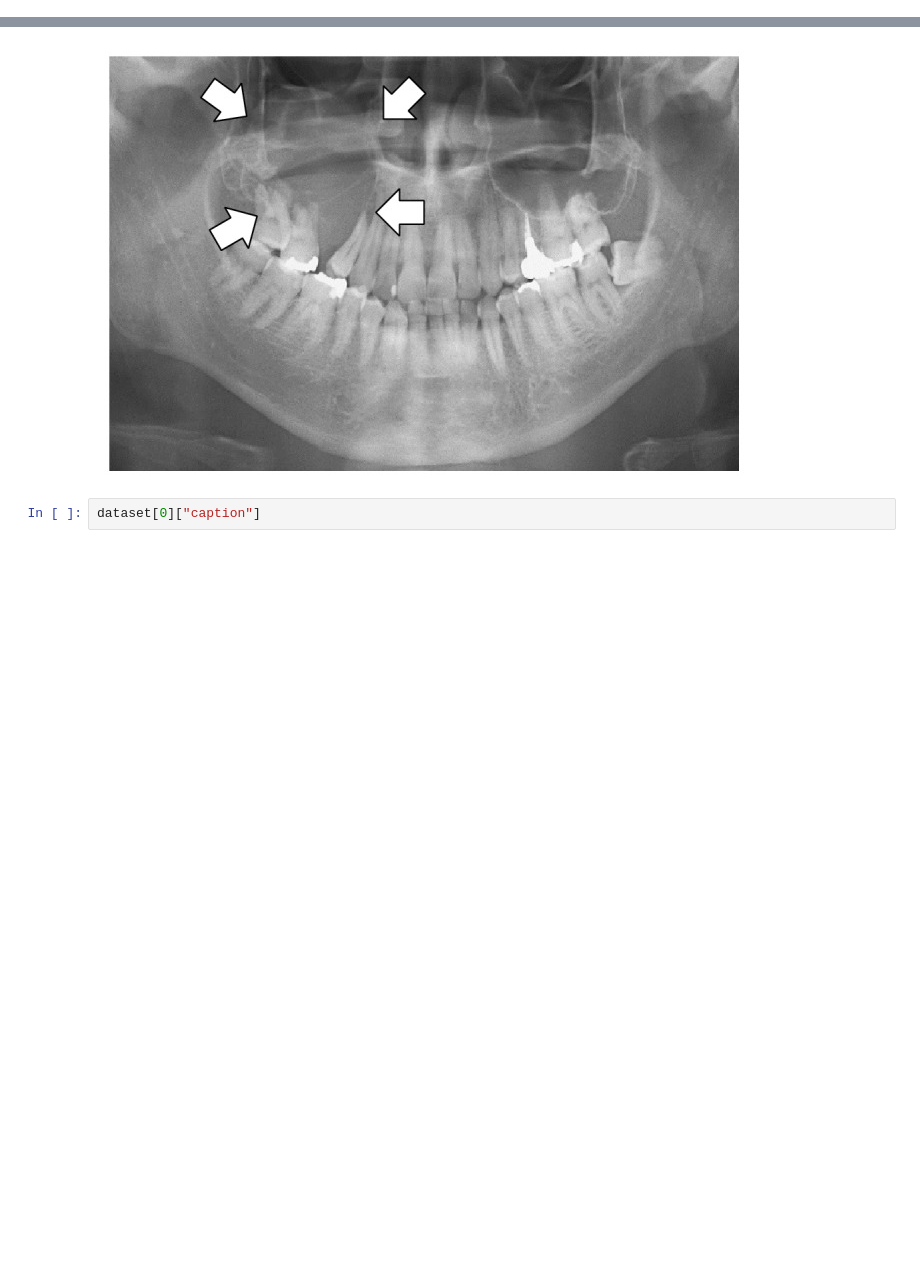
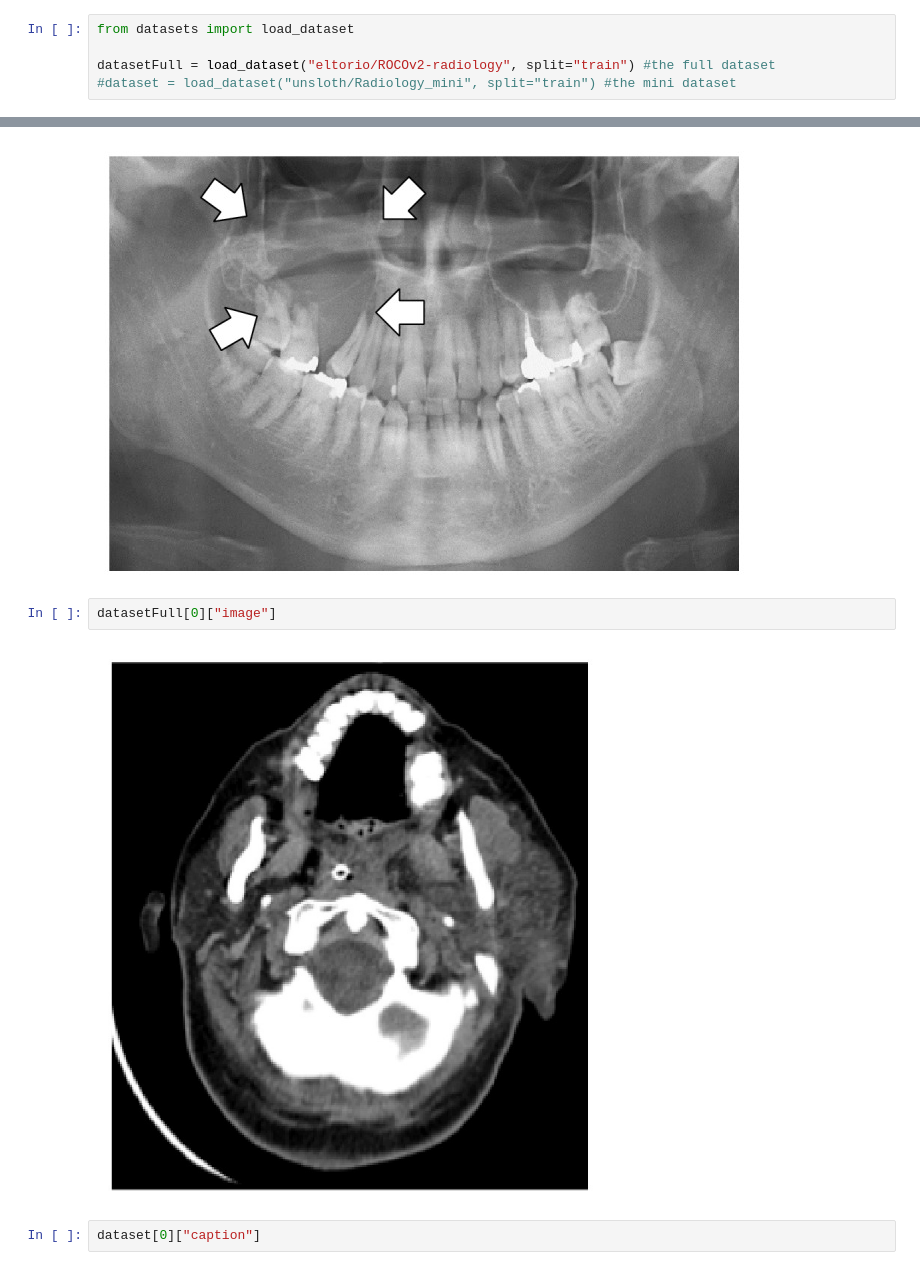
Before and after one commit to f-annassiri/ALmitak, a Jupyter notebook: nb/Llama3.2_(11B)-Vision.ipynb, the cells around one changed output, grey strips where cells are left out. Saved outputs shown, nothing was run; the diff lists cells and outputs as text; blank space fills up the shorter version.

```diff
--- a/nb/Llama3.2_(11B)-Vision.ipynb
+++ b/nb/Llama3.2_(11B)-Vision.ipynb
@@ -101,3 +103,8 @@ ModuleNotFoundError: No module named 'datasets'
+# %%
+from datasets import load_dataset
+
+datasetFull = load_dataset("eltorio/ROCOv2-radiology", split="train") #the full dataset
+#dataset = load_dataset("unsloth/Radiology_mini", split="train") #the mini dataset
 # %% [markdown]
 Let's take a look at the dataset, and check what the 1st example shows:
 # %%
@@ -111,6 +125,10 @@ Dataset({
 dataset[0]["image"]
 # %% [output]
 [figure]
+# %%
+datasetFull[0]["image"]
+# %% [output]
+[figure, added]
 # %%
 dataset[0]["caption"]
 # %% [output]
```
Also changed, not shown: parts of 9 cells of this notebook.
